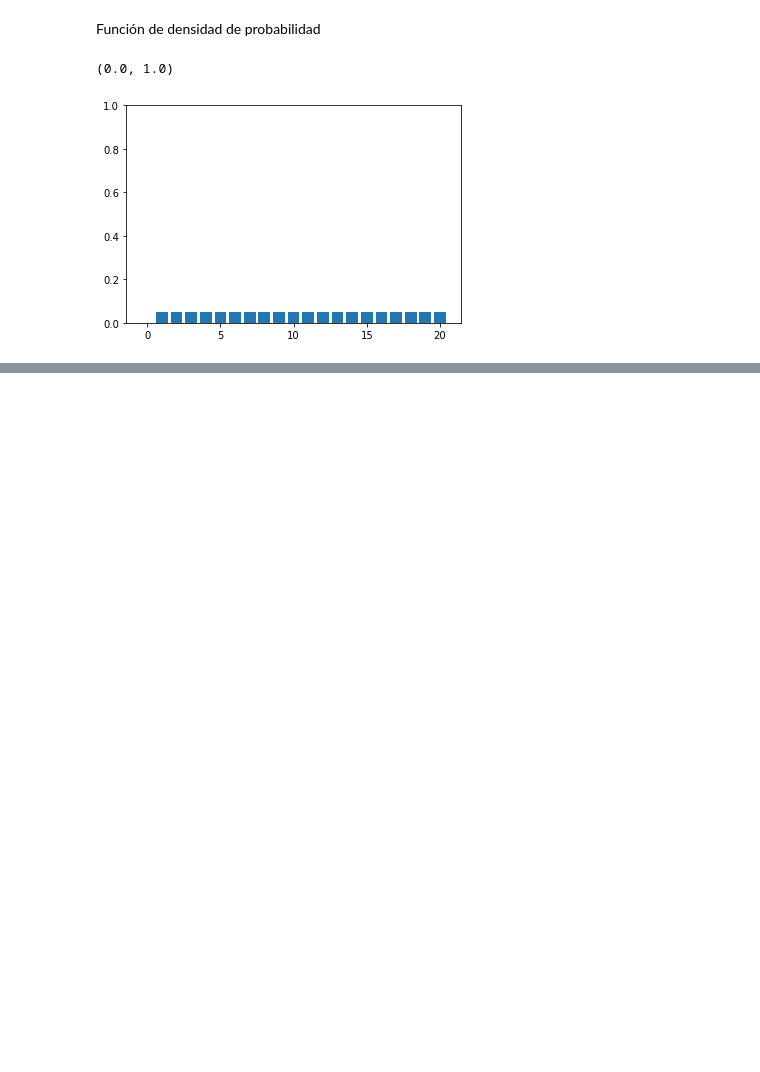
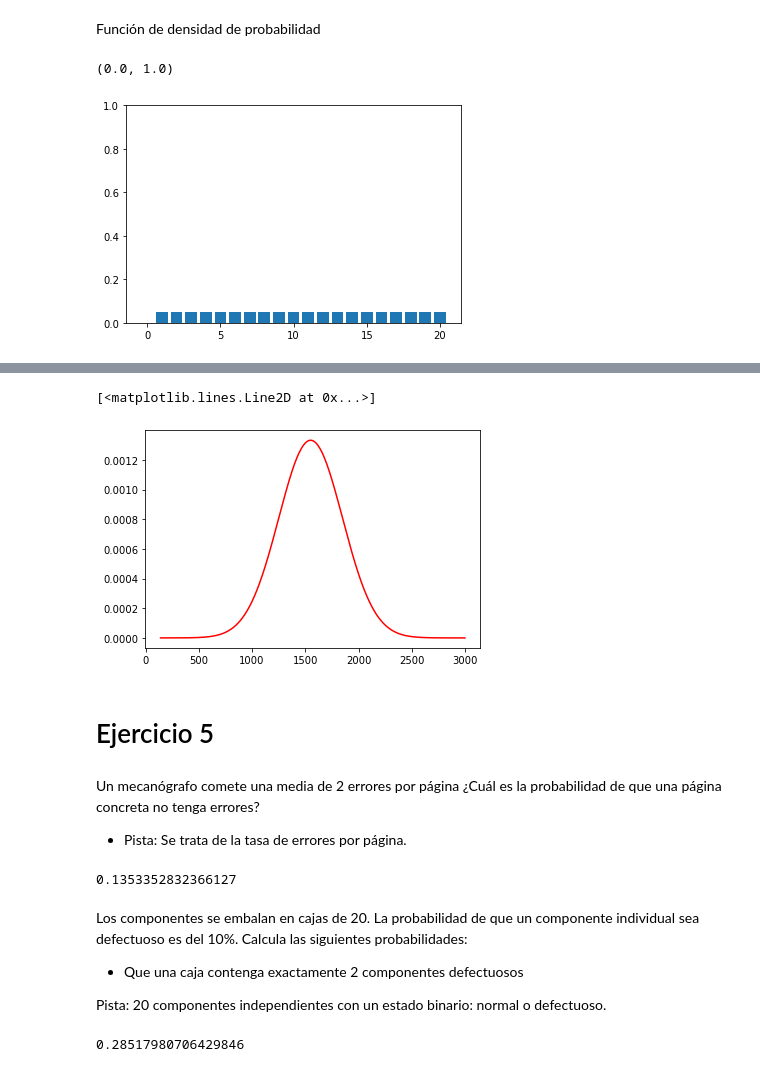
Before and after one commit to missnatitties/Actividades-PDL, a Jupyter notebook: Actividad Probabilidad.ipynb, the cells around one changed output, grey strips where cells are left out. Drawn from its saved outputs; the diff is of its cells as text; code cells hidden in the pictures; blank space fills up the shorter version.

```diff
--- a/Actividad Probabilidad.ipynb
+++ b/Actividad Probabilidad.ipynb
@@ -50,0 +157,2 @@ plt.ylim([0,1])
+# %%
+size_h = stats.norm(loc = df['sqft'].mean(), scale = df['sqft'].std())
@@ -50,0 +199,25 @@ plt.ylim([0,1])
+# %%
+plt.plot(range(140,3000), size_h.pdf(range(140,3000)), color='r')
+# %% [output]
+[<matplotlib.lines.Line2D at 0x...>]
+[figure, added]
+# %% [markdown]
+# Ejercicio 5
+# %% [markdown]
+Un mecanógrafo comete una media de 2 errores por página ¿Cuál es la probabilidad de que una página concreta no tenga errores?
+- Pista: Se trata de la tasa de errores por página.
+# %%
+pag = stats.poisson(2)
+pag.pmf(0)
+# %% [output]
+0.1353352832366127
+# %% [markdown]
+Los componentes se embalan en cajas de 20. La probabilidad de que un componente individual sea defectuoso es del 10%. Calcula las siguientes probabilidades:
+- Que una caja contenga exactamente 2 componentes defectuosos
+
+Pista: 20 componentes independientes con un estado binario: normal o defectuoso.
+# %%
+caja = stats.binom(20, 0.1)
+caja.pmf(2)
+# %% [output]
+0.28517980706429846
```
Also changed, not shown: parts of 69 cells of this notebook, 3 other files.
